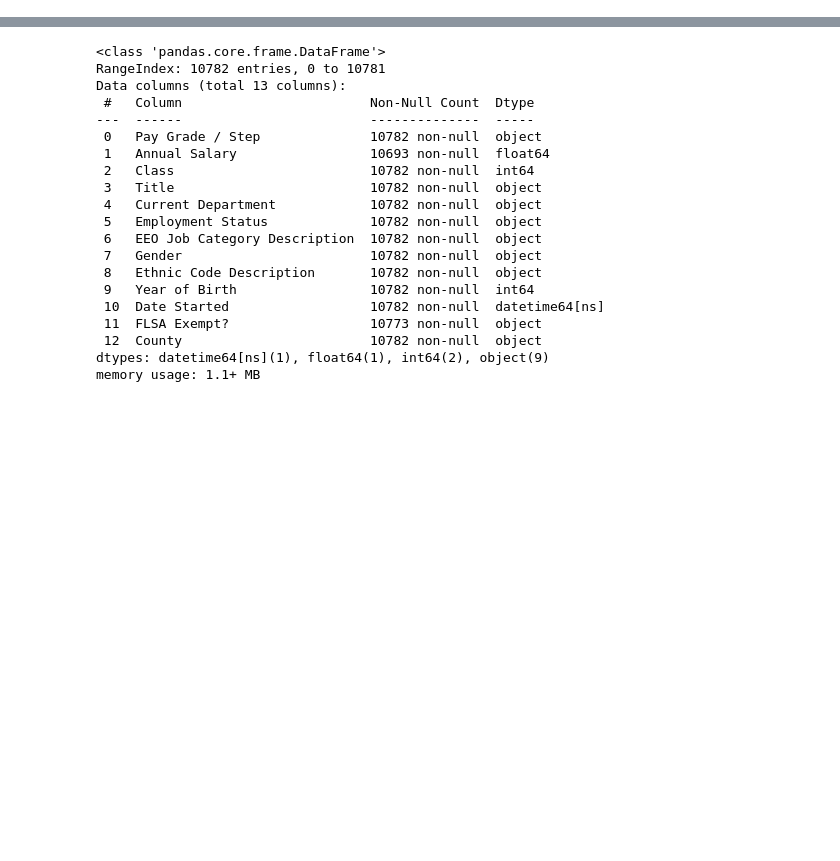
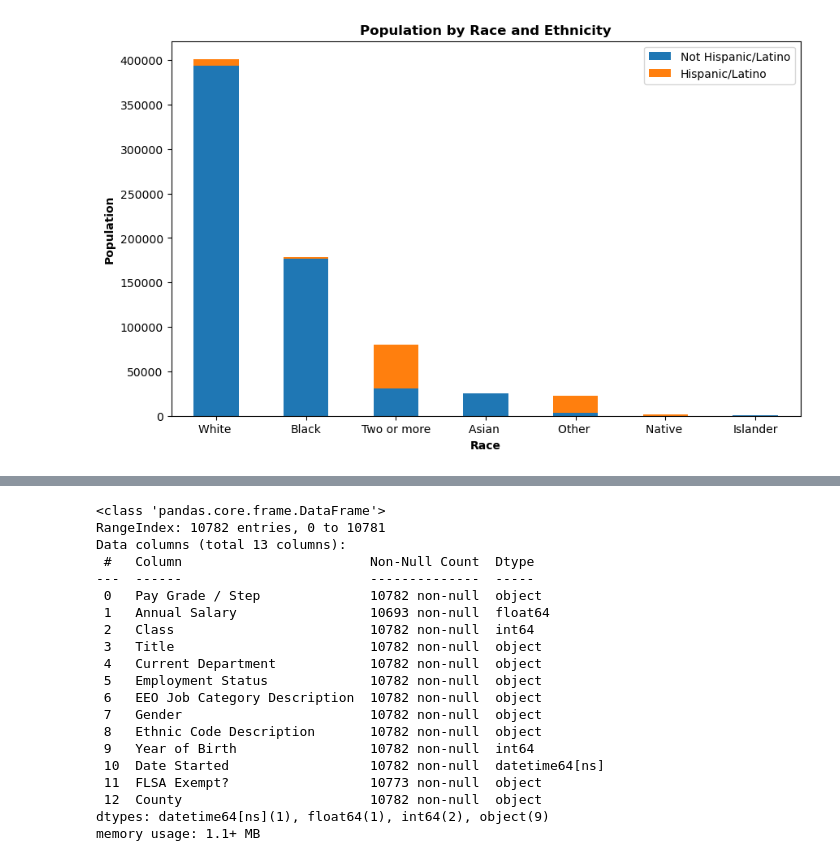
Before and after one commit to zdemeke/DavidsonGovEmployeeDemographics, a Jupyter notebook: Gov't Employment.ipynb, the cells around one changed output, grey strips where cells are left out. Saved outputs shown, nothing was run; the diff lists cells and outputs as text; code cells hidden in the pictures; blank space fills up the shorter version.

```diff
--- a/Gov't Employment.ipynb
+++ b/Gov't Employment.ipynb
@@ -7,0 +10,2 @@ gov_emp = pd.read_csv('Government_Employees_Demograpy.csv')
+# %%
+dav_pop_race = pd.read_csv('Davidson_Demo_Race_copy.csv')
@@ -7,0 +37,4 @@ gov_emp = pd.read_csv('Government_Employees_Demograpy.csv')
+# %%
+dav_pop_race['Total'] = (dav_pop_race['Not Hispanic/Latino'] + dav_pop_race['Hispanic/Latino'])
+# %%
+dav_pop_race = dav_pop_race.sort_values(by='Total', ascending=False)
@@ -7,0 +52,2 @@ gov_emp = pd.read_csv('Government_Employees_Demograpy.csv')
+# %%
+dav_pop_race = dav_pop_race.drop(['Total'],axis = 1)
@@ -7,0 +65,10 @@ gov_emp = pd.read_csv('Government_Employees_Demograpy.csv')
+# %%
+dav_pop_race.plot(kind='bar', stacked=True, x = 'Race',figsize = (10,6))
+plt.xlabel('Race',weight='bold')
+plt.ylabel('Population',weight='bold')
+plt.xticks(rotation = 0)
+plt.title('Population by Race and Ethnicity', weight='bold')
+
+plt.show()
+# %% [output]
+[figure, added]
```
Also changed, not shown: parts of 67 cells of this notebook, 2 other files.
